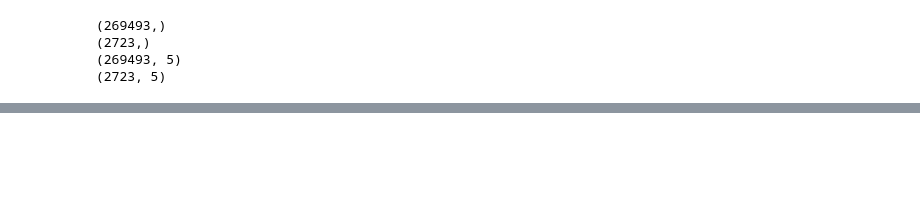
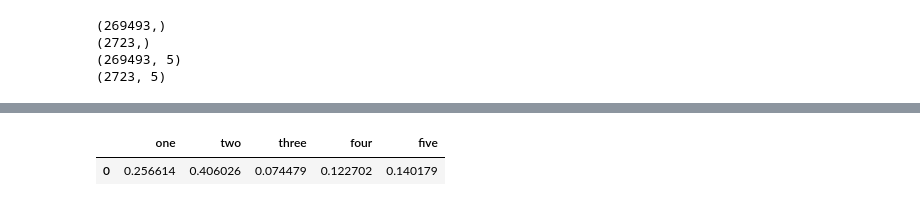
Before and after one commit to utkuyucel/Deep-Learning, a Jupyter notebook: Turkey_Emotion_analysis.ipynb, the cells around one changed output, grey strips where cells are left out. Cells and saved outputs as stored; diff of their text form; code cells hidden in the pictures; blank space fills up the shorter version.

```diff
--- a/Turkey_Emotion_analysis.ipynb
+++ b/Turkey_Emotion_analysis.ipynb
@@ -263,0 +259,5 @@ eval("Hafif tıkırtı geliyor ancak gayet memnunum")
+# %%
+eval("çöp")
+# %% [output]
+|  | one | two | three | four | five |
+| 0 | 0.256614 | 0.406026 | 0.074479 | 0.122702 | 0.140179 |
```
Also changed, not shown: parts of 11 cells of this notebook.
